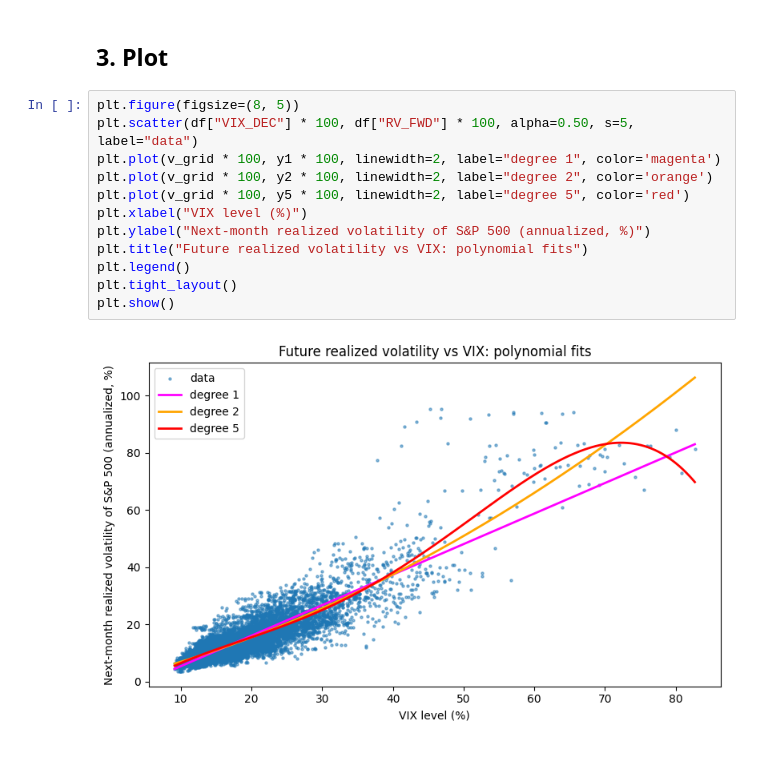
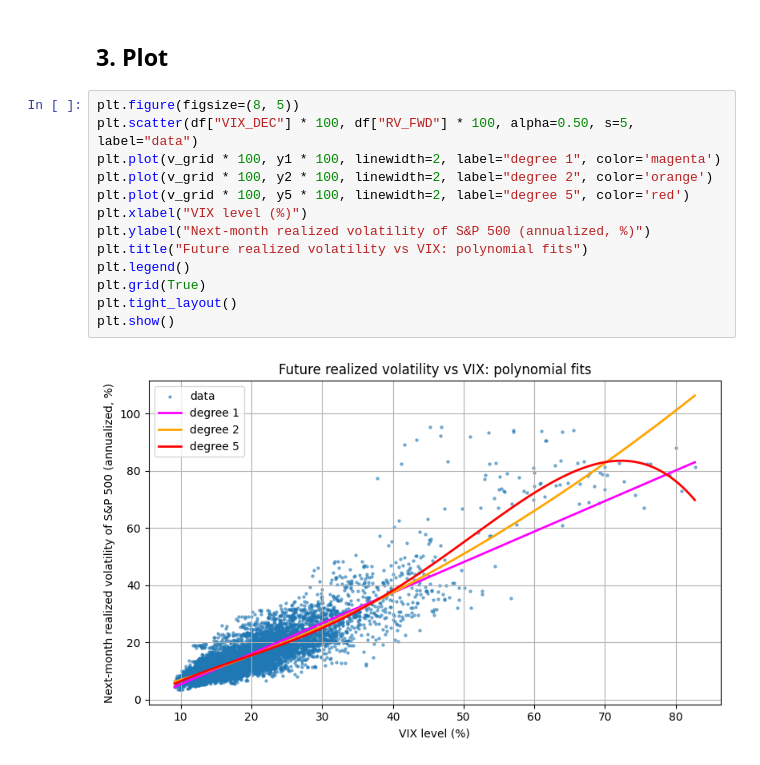
Before and after one commit to igufler/MachineLearningForFinance, a Jupyter notebook: Chapter2/CH2_Quadratic.ipynb, the cells around one changed output. Saved outputs shown, nothing was run; the diff lists cells and outputs as text.

```diff
--- a/Chapter2/CH2_Quadratic.ipynb
+++ b/Chapter2/CH2_Quadratic.ipynb
@@ -119,14 +119,15 @@ strong multicollinearity or other numerical problems.
 # %%
 plt.figure(figsize=(8, 5))
 plt.scatter(df["VIX_DEC"] * 100, df["RV_FWD"] * 100, alpha=0.50, s=5, label="data")
 plt.plot(v_grid * 100, y1 * 100, linewidth=2, label="degree 1", color='magenta')
 plt.plot(v_grid * 100, y2 * 100, linewidth=2, label="degree 2", color='orange')
 plt.plot(v_grid * 100, y5 * 100, linewidth=2, label="degree 5", color='red')
 plt.xlabel("VIX level (%)")
 plt.ylabel("Next-month realized volatility of S&P 500 (annualized, %)")
 plt.title("Future realized volatility vs VIX: polynomial fits")
 plt.legend()
+plt.grid(True)
 plt.tight_layout()
 plt.show()
 # %% [output]
-[figure, old version]
+[figure, new version]
```
Also changed, not shown: parts of 4 cells of this notebook, 4 other files.
